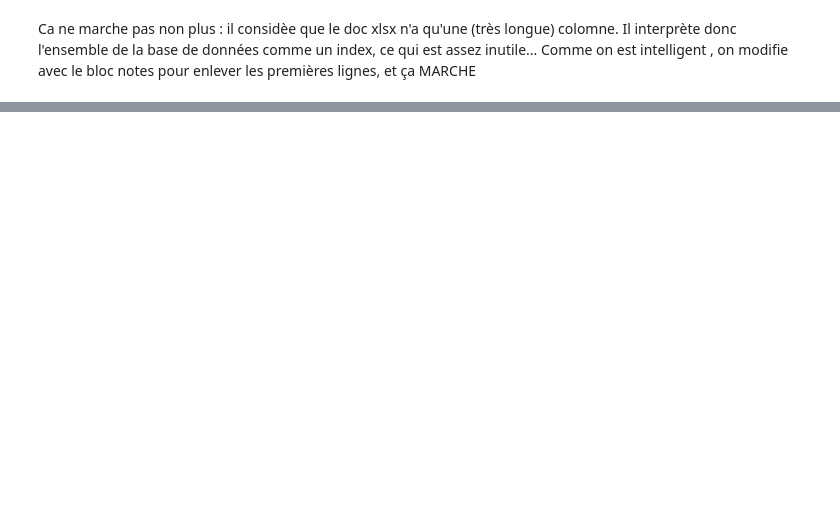
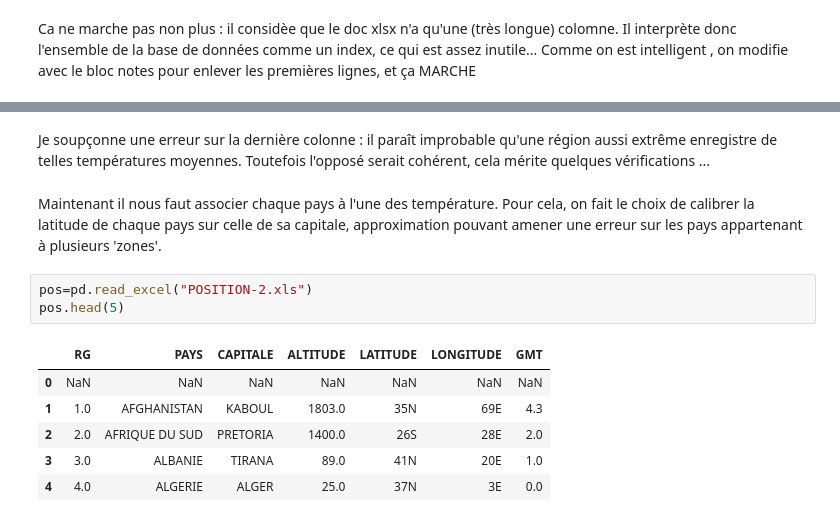
Before and after one commit to Adrien-Mcode/Python-data-science-Lecalve-Majka, a Jupyter notebook: Stat_des.ipynb, the cells around one changed output, grey strips where cells are left out. Cells and saved outputs as stored; diff of their text form; blank space fills up the shorter version.

```diff
--- a/Stat_des.ipynb
+++ b/Stat_des.ipynb
@@ -361,0 +399,14 @@ emission_GES.head(10)
+# %% [markdown]
+Je soupçonne une erreur sur la dernière colonne : il paraît improbable qu'une région aussi extrême enregistre de telles températures moyennes. Toutefois l'opposé serait cohérent, cela mérite quelques vérifications ...
+# %% [markdown]
+Maintenant il nous faut associer chaque pays à l'une des température. Pour cela, on fait le choix de calibrer la latitude de chaque pays sur celle de sa capitale, approximation pouvant amener une erreur sur les pays appartenant à plusieurs 'zones'.
+# %%
+pos=pd.read_excel("POSITION-2.xls")
+pos.head(5)
+# %% [output]
+|  | RG | PAYS | CAPITALE | ALTITUDE | LATITUDE | LONGITUDE | GMT |
+| 0 | NaN | NaN | NaN | NaN | NaN | NaN | NaN |
+| 1 | 1.0 | AFGHANISTAN | KABOUL | 1803.0 | 35N | 69E | 4.3 |
+| 2 | 2.0 | AFRIQUE DU SUD | PRETORIA | 1400.0 | 26S | 28E | 2.0 |
+| 3 | 3.0 | ALBANIE | TIRANA | 89.0 | 41N | 20E | 1.0 |
+| 4 | 4.0 | ALGERIE | ALGER | 25.0 | 37N | 3E | 0.0 |
```
Also changed, not shown: parts of 18 cells of this notebook, 2 other files.
